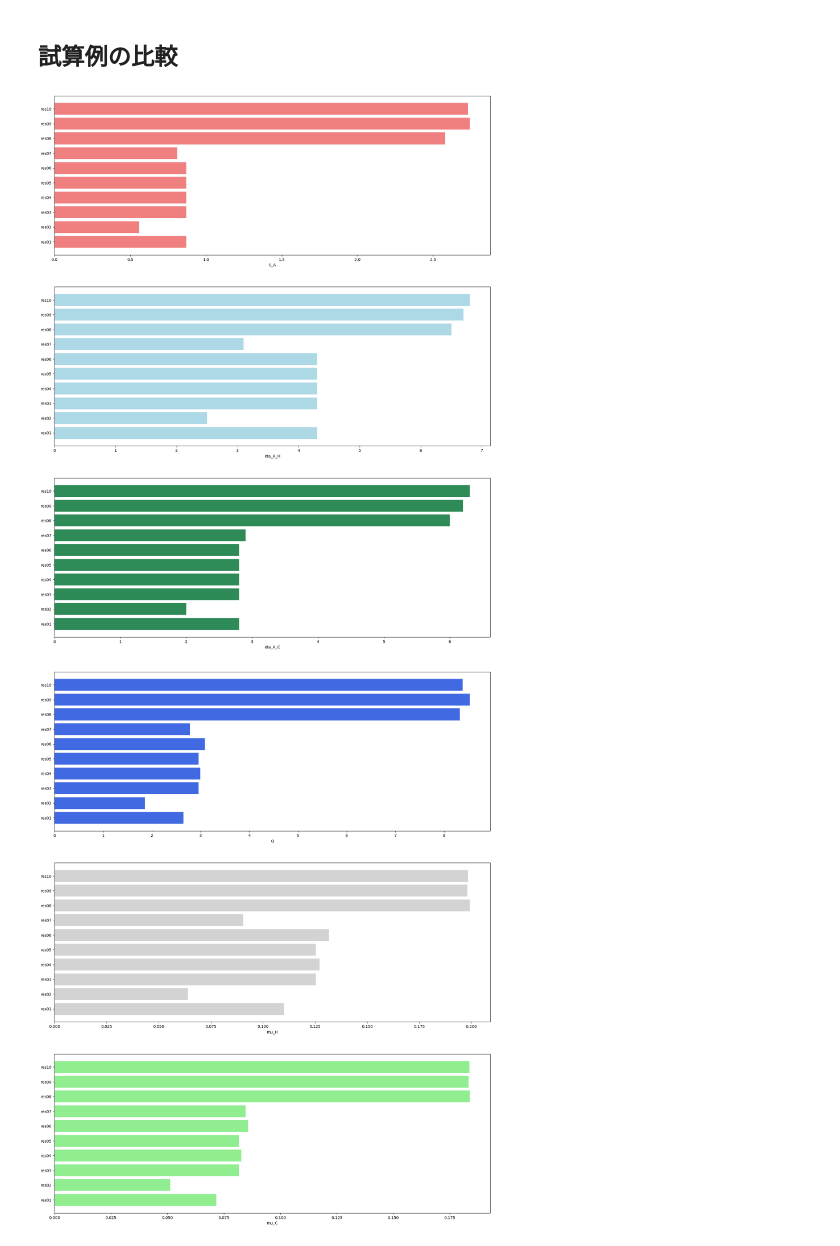
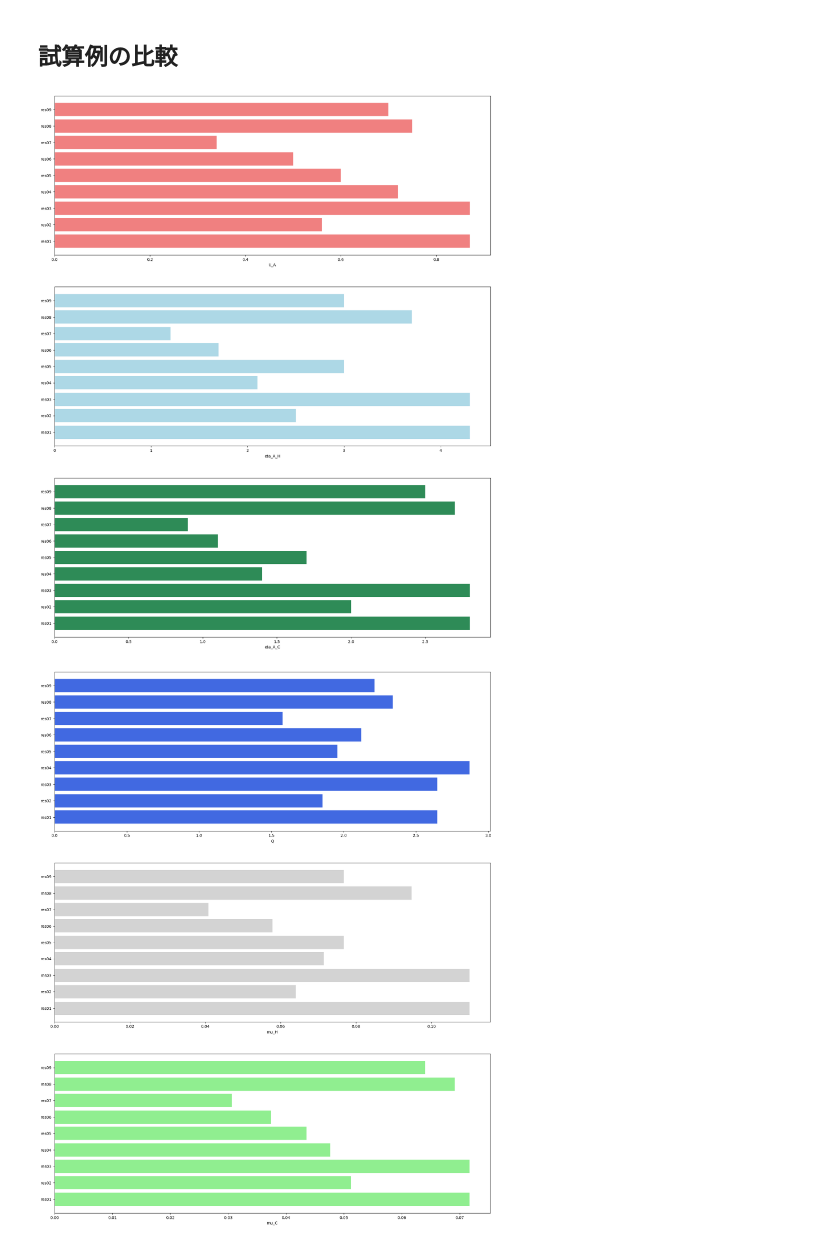
Before and after one commit to BRI-EES-House/pyhees_example, a Jupyter notebook: s03_02_envelope_performance.ipynb, the cells around one changed output. Drawn from its saved outputs; the diff is of its cells as text; code cells hidden in the pictures.

```diff
--- a/s03_02_envelope_performance.ipynb
+++ b/s03_02_envelope_performance.ipynb
@@ -116,7 +123,6 @@ Q=2.957113333333333, mu_H=0.12539755555555554, mu_C=0.0816542222222222
 # %%
 house_base, house_ENV = get_default_ENV()
-house_ENV['method'] = '簡易的に求めた外皮面積の合計を用いて評価する'
-house_ENV['house_insulation_type'] = '基礎断熱住戸'
-house_ENV['U_spec'] = {'floor_bath_insulation': None}
+house_base['tatekata'] = '共同住宅'
+house_ENV['method'] = '誘導仕様基準により外皮性能を評価する方法（住戸全体を対象に評価）'
 resENV06 = calc_results_insulation_performance(house_base, house_ENV)
 # %% [output]
@@ -143,0 +137,6 @@ Q=2.7821399999999996, mu_H=0.09040288888888888, mu_C=0.08457044444444442
+# %%
+house_base, house_ENV = get_default_ENV()
+house_base['region'] = 2
+house_base['tatekata'] = '共同住宅'
+house_ENV['method'] = '誘導仕様基準により外皮性能を評価する方法（住戸全体を対象に評価）'
+resENV07 = calc_results_insulation_performance(house_base, house_ENV)
@@ -163,0 +152,6 @@ Q=8.323113333333334, mu_H=0.19910944444444445, mu_C=0.1837933333333333
+# %%
+house_base, house_ENV = get_default_ENV()
+house_base['region'] = 4
+house_base['evaluation_method'] = '増改築部分を対象に評価する'
+house_ENV['method'] = '仕様基準により外皮性能を評価する方法'
+resENV08 = calc_results_insulation_performance(house_base, house_ENV)
@@ -208,0 +168,8 @@ Q=8.381286666666666, mu_H=0.1983031111111111, mu_C=0.18372199999999997
+# %%
+house_base, house_ENV = get_default_ENV()
+house_base['evaluation_method'] = '増改築部分を対象に評価する'
+house_ENV['method'] = '誘導仕様基準により外皮性能を評価する方法（増改築部分を対象に評価）'
+house_ENV['U_A'] = 0.7
+house_ENV['eta_A_H'] = 3
+house_ENV['eta_A_C'] = 2.5
+resENV09 = calc_results_insulation_performance(house_base, house_ENV)
@@ -214,34 +184,34 @@ import matplotlib.pyplot as plt
 param_names = ["U_A", "eta_A_H", "eta_A_C", "Q", "mu_H", "mu_C"]
 grh_colors = ['lightcoral', 'lightblue', 'seagreen', 'royalblue', 'lightgray', 'lightgreen']
 
 # U_A, eta_A_H, eta_A_C
 fig = plt.figure(figsize=(20,25))
 for i in range(0, 3):
     dat = {"res01": resENV01[i], "res02": resENV02[i], "res03": resENV03[i], "res04": resENV04[i], "res05": resENV05[i],
-           "res06": resENV06[i], "res07": resENV07[i], "res08": resENV08[i], "res09": resENV09[i], "res10": resENV10[i]}
+           "res06": resENV06[i], "res07": resENV07[i], "res08": resENV08[i],"res09": resENV09[i]}
 
     x = list(dat.keys())
     y = list(dat.values())
 
     grh = fig.add_subplot(int(f"31{i+1}"))
     grh.barh(x,y, color = grh_colors[i])
     grh.set_xlabel(param_names[i])
 
 
 # Q, mu_H, mu_C
 fig = plt.figure(figsize=(20,25))
 for i in range(0, 3):
     dat2 = {"res01": resENV01[i+3], "res02": resENV02[i+3], "res03": resENV03[i+3], "res04": resENV04[i+3], "res05": resENV05[i+3],
-           "res06": resENV06[i+3], "res07": resENV07[i+3], "res08": resENV08[i+3], "res09": resENV09[i+3], "res10": resENV10[i+3]}
+            "res06": resENV06[i+3], "res07": resENV07[i+3], "res08": resENV08[i+3], "res09": resENV09[i+3]}
 
     x = list(dat2.keys())
     y = list(dat2.values())
 
     grh = fig.add_subplot(int(f"31{i+1}"))
     grh.barh(x,y, color = grh_colors[i+3])
     grh.set_xlabel(param_names[i+3])
 
 plt.show()
 # %% [output]
-[figure, old version]
+[figure, new version]
-[figure, old version]
+[figure, new version]
```
Also changed, not shown: parts of 29 cells of this notebook.
